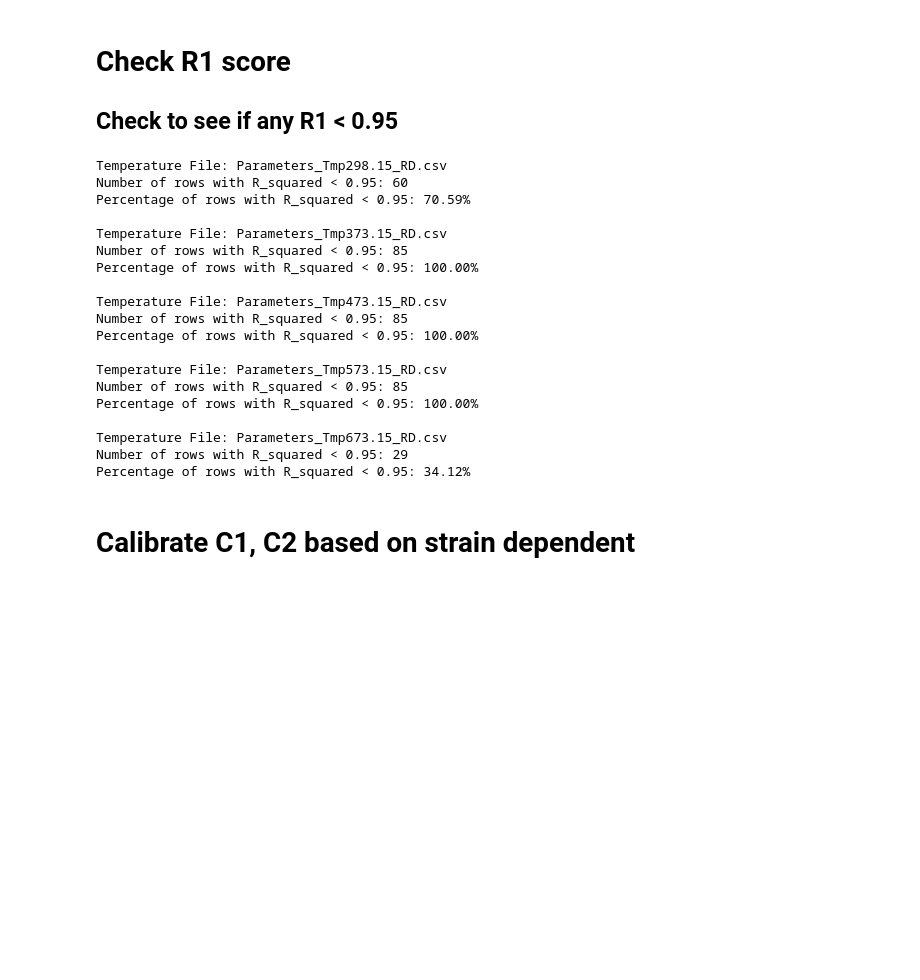
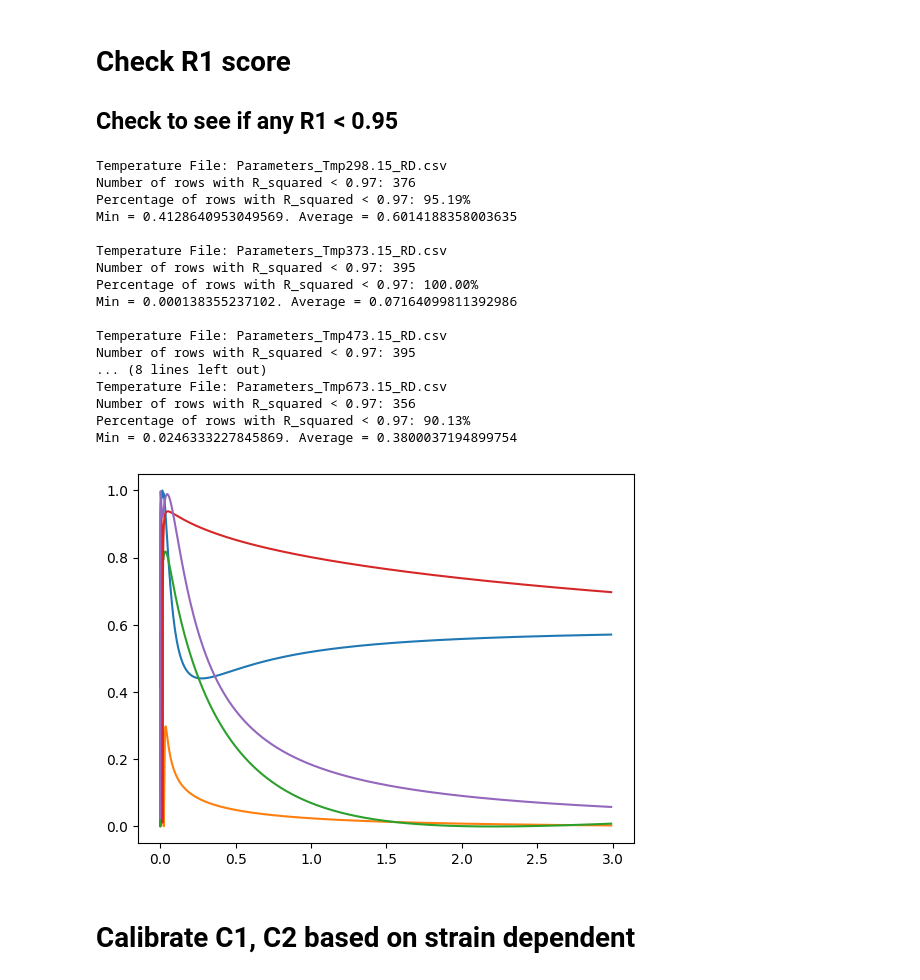
Before and after one commit to meiannnnn/coe-final-project, a Jupyter notebook: strain_rate_calibration/student/strain_fit.ipynb, the cells around one changed output. Saved outputs shown, nothing was run; the diff lists cells and outputs as text; code cells hidden in the pictures; blank space fills up the shorter version.

```diff
--- a/strain_rate_calibration/student/strain_fit.ipynb
+++ b/strain_rate_calibration/student/strain_fit.ipynb
@@ -145,49 +131,52 @@ def check_r_squared(temperature_files):
     Output:
     - Prints the count and percentage of rows with R_squared < threshold for each temperature file.
     """
-    threshold = 0.95
+    threshold = 0.97
     for temp_file in temperature_files:
         # Load the data from the CSV file
         df = pd.read_csv(f"Parameters_{temp_file}.csv")
 
         # Count rows where R_squared is less than the threshold
         total_rows = len(df)
         count_low_r_squared = df[df['R_squared'] < threshold].shape[0]
 
         # Calculate the percentage of rows with low R_squared
         percentage_low_r_squared = (count_low_r_squared / total_rows) * 100 if total_rows > 0 else 0
 
         # Print results
         print(f"\nTemperature File: Parameters_{temp_file}.csv")
         if count_low_r_squared > 0:
             print(f"Number of rows with R_squared < {threshold}: {count_low_r_squared}")
             print(f"Percentage of rows with R_squared < {threshold}: {percentage_low_r_squared:.2f}%")
         else:
             print(f"All R_squared values are >= {threshold}.")
 
+        r = min(df['R_squared'])
+        r_a = sum(df['R_squared'])/total_rows
+        print(f'Min = {r}. Average = {r_a}')
+
 # Usage
 temperature_files = ['Tmp298.15_RD', 'Tmp373.15_RD', 'Tmp473.15_RD', 'Tmp573.15_RD', 'Tmp673.15_RD']  # List of temperature files to check
 check_r_squared(temperature_files)
 # %% [output]
 Temperature File: Parameters_Tmp298.15_RD.csv
-Number of rows with R_squared < 0.95: 60
-Percentage of rows with R_squared < 0.95: 70.59%
+Number of rows with R_squared < 0.97: 376
+Percentage of rows with R_squared < 0.97: 95.19%
+Min = 0.4128640953049569. Average = 0.6014188358003635
 
 Temperature File: Parameters_Tmp373.15_RD.csv
-Number of rows with R_squared < 0.95: 85
-Percentage of rows with R_squared < 0.95: 100.00%
+Number of rows with R_squared < 0.97: 395
+Percentage of rows with R_squared < 0.97: 100.00%
+Min = 0.000138355237102. Average = 0.07164099811392986
 
 Temperature File: Parameters_Tmp473.15_RD.csv
-Number of rows with R_squared < 0.95: 85
-Percentage of rows with R_squared < 0.95: 100.00%
-
-Temperature File: Parameters_Tmp573.15_RD.csv
-Number of rows with R_squared < 0.95: 85
-Percentage of rows with R_squared < 0.95: 100.00%
-
+Number of rows with R_squared < 0.97: 395
+... (8 lines left out)
 Temperature File: Parameters_Tmp673.15_RD.csv
-Number of rows with R_squared < 0.95: 29
-Percentage of rows with R_squared < 0.95: 34.12%
+Number of rows with R_squared < 0.97: 356
+Percentage of rows with R_squared < 0.97: 90.13%
+Min = 0.0246333227845869. Average = 0.3800037194899754
+[figure, added]
 # %% [markdown]
 # Calibrate C1, C2 based on strain dependent
 # %% [markdown]
```
Also changed, not shown: parts of 2 cells of this notebook, 27 other files.
